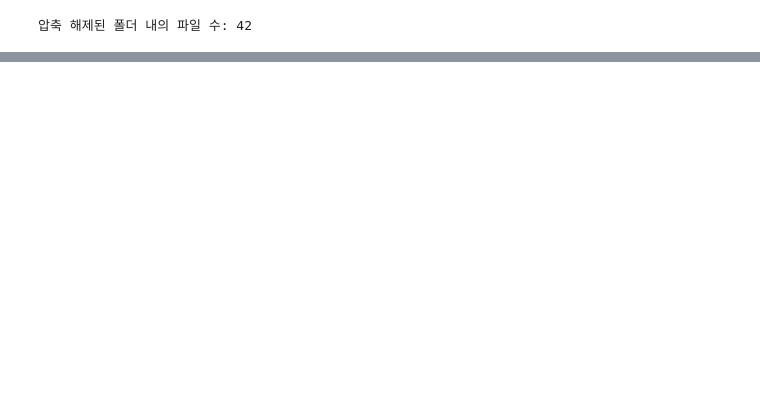
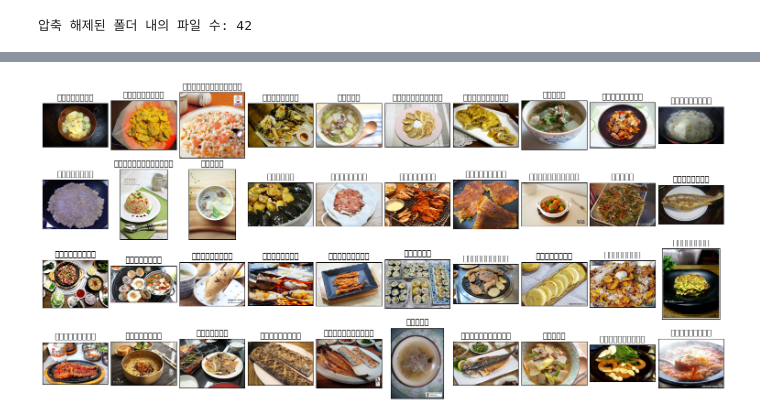
Before and after one commit to jaesuun/sjtg_project, a Jupyter notebook: mission1_1.ipynb, the cells around one changed output, grey strips where cells are left out. Saved outputs shown, nothing was run; the diff lists cells and outputs as text; code cells hidden in the pictures; blank space fills up the shorter version.

```diff
--- a/mission1_1.ipynb
+++ b/mission1_1.ipynb
@@ -34,0 +57,24 @@ print("압축 해제된 폴더 내의 파일 수:", file_count)
+# %%
+dir_ = Path('/content/drive/MyDrive/데이터셋/val')
+filepaths = list(dir_.glob(r'**/*.jpg'))
+def proc_img(filepath):
+    """
+   		이미지데이터의 경로와 label데이터로 데이터프레임 만들기
+    """
+
+    labels = [str(filepath[i]).split("/")[-2] \
+              for i in range(len(filepath))]
+
+    filepath = pd.Series(filepath, name='Filepath').astype(str)
+    labels = pd.Series(labels, name='Label')
+
+    # 경로와 라벨 concatenate
+    df = pd.concat([filepath, labels], axis=1)
+
+    # index 재설정
+    df = df.sample(frac=1,random_state=0).reset_index(drop = True)
+
+    return df
+
+df = proc_img(filepaths)
+df.head
@@ -34,0 +113,11 @@ print("압축 해제된 폴더 내의 파일 수:", file_count)
+# %%
+fig, axes = plt.subplots(nrows=4, ncols=10, figsize=(15, 7),
+                        subplot_kw={'xticks': [], 'yticks': []})
+
+for i, ax in enumerate(axes.flat):
+    ax.imshow(plt.imread(df.Filepath[i]))
+    ax.set_title(df.Label[i], fontsize = 12)
+plt.tight_layout(pad=0.5)
+plt.show()
+# %% [output]
+[figure, added]
```
Also changed, not shown: parts of 7 cells of this notebook.
